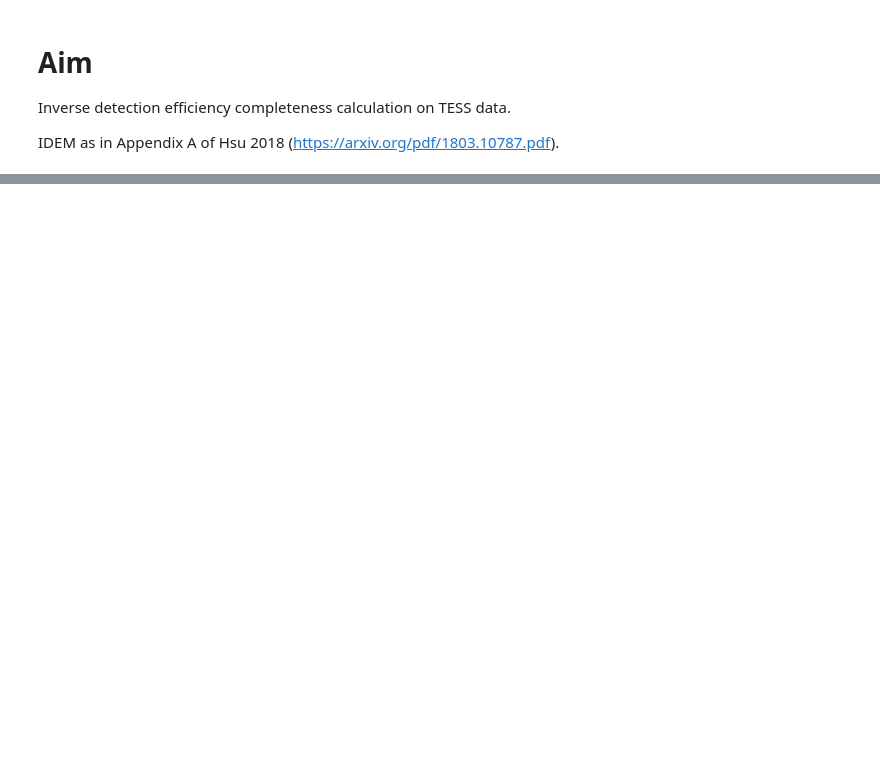
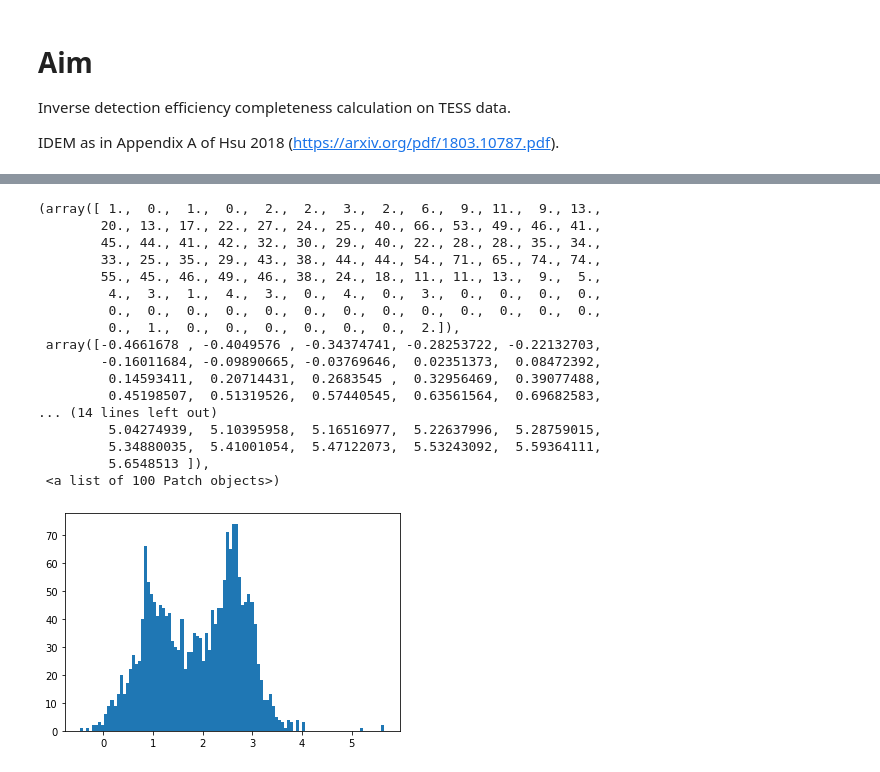
Before and after one commit to aditya-sengupta/tesscomp-prototyping, a Jupyter notebook: notebooks/idem.ipynb, the cells around one changed output, grey strips where cells are left out. Drawn from its saved outputs; the diff is of its cells as text; code cells hidden in the pictures; blank space fills up the shorter version.

```diff
--- a/notebooks/idem.ipynb
+++ b/notebooks/idem.ipynb
@@ -36,7 +69,26 @@ planetary = utils.get_tois()
 # %%
-planetary = planetary[np.isfinite(planetary['koi_prad'])]
+planetary = planetary[np.isfinite(planetary['Planet Radius Value'])]
 # %%
 # let's group all these planets into buckets based on planet size and orbital period!
-radii = np.array(planetary['koi_prad'])
+radii = np.array(planetary['Planet Radius Value'])
 plt.hist(np.log(radii), bins=100)
+# %% [output]
+(array([ 1.,  0.,  1.,  0.,  2.,  2.,  3.,  2.,  6.,  9., 11.,  9., 13.,
+        20., 13., 17., 22., 27., 24., 25., 40., 66., 53., 49., 46., 41.,
+        45., 44., 41., 42., 32., 30., 29., 40., 22., 28., 28., 35., 34.,
+        33., 25., 35., 29., 43., 38., 44., 44., 54., 71., 65., 74., 74.,
+        55., 45., 46., 49., 46., 38., 24., 18., 11., 11., 13.,  9.,  5.,
+         4.,  3.,  1.,  4.,  3.,  0.,  4.,  0.,  3.,  0.,  0.,  0.,  0.,
+         0.,  0.,  0.,  0.,  0.,  0.,  0.,  0.,  0.,  0.,  0.,  0.,  0.,
+         0.,  1.,  0.,  0.,  0.,  0.,  0.,  0.,  2.]),
+ array([-0.4661678 , -0.4049576 , -0.34374741, -0.28253722, -0.22132703,
+        -0.16011684, -0.09890665, -0.03769646,  0.02351373,  0.08472392,
+         0.14593411,  0.20714431,  0.2683545 ,  0.32956469,  0.39077488,
+         0.45198507,  0.51319526,  0.57440545,  0.63561564,  0.69682583,
+... (14 lines left out)
+         5.04274939,  5.10395958,  5.16516977,  5.22637996,  5.28759015,
+         5.34880035,  5.41001054,  5.47122073,  5.53243092,  5.59364111,
+         5.6548513 ]),
+ <a list of 100 Patch objects>)
+[figure, added]
 # %%
```
Also changed, not shown: parts of 14 cells of this notebook, 1 other file.
